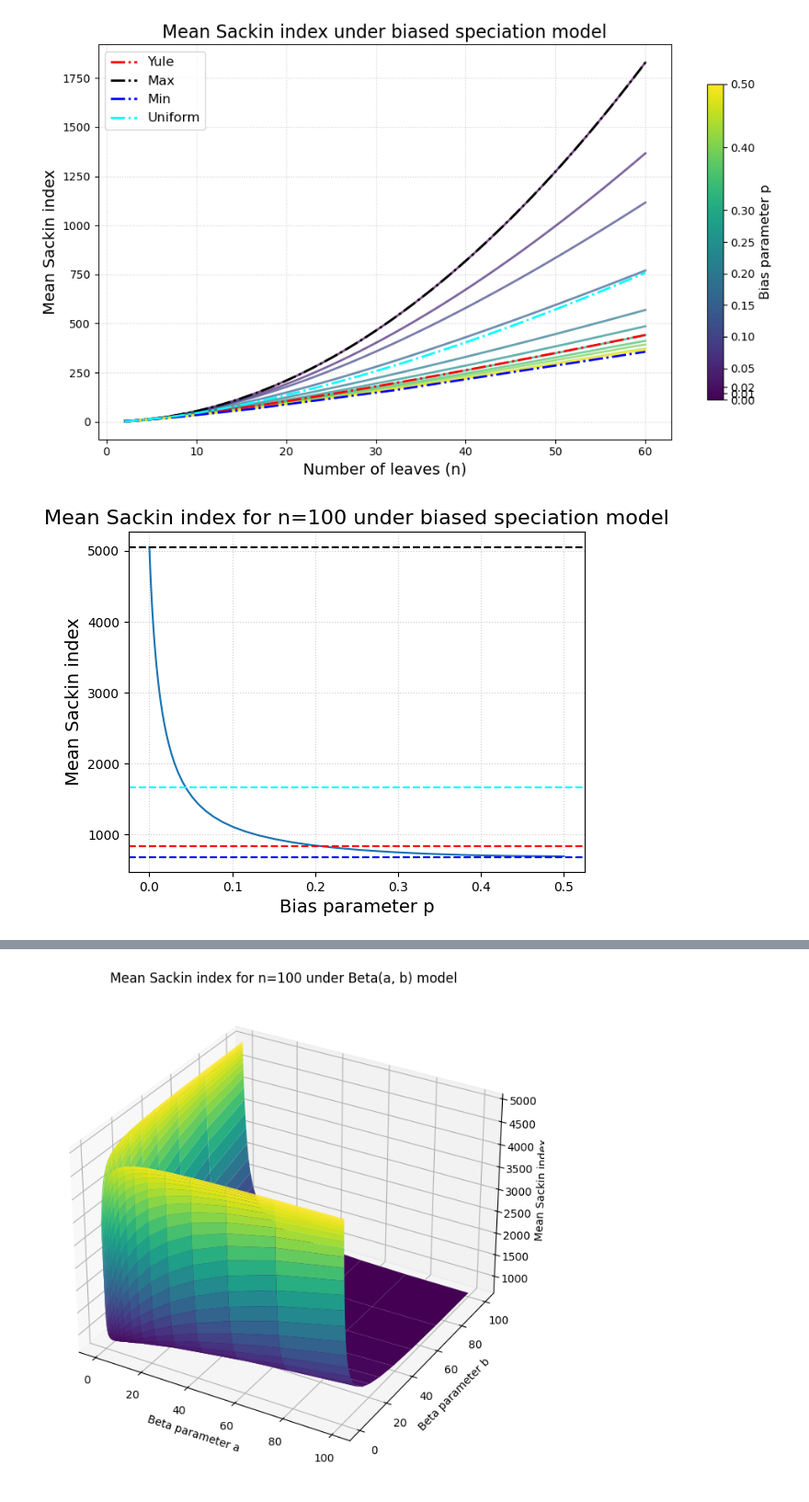
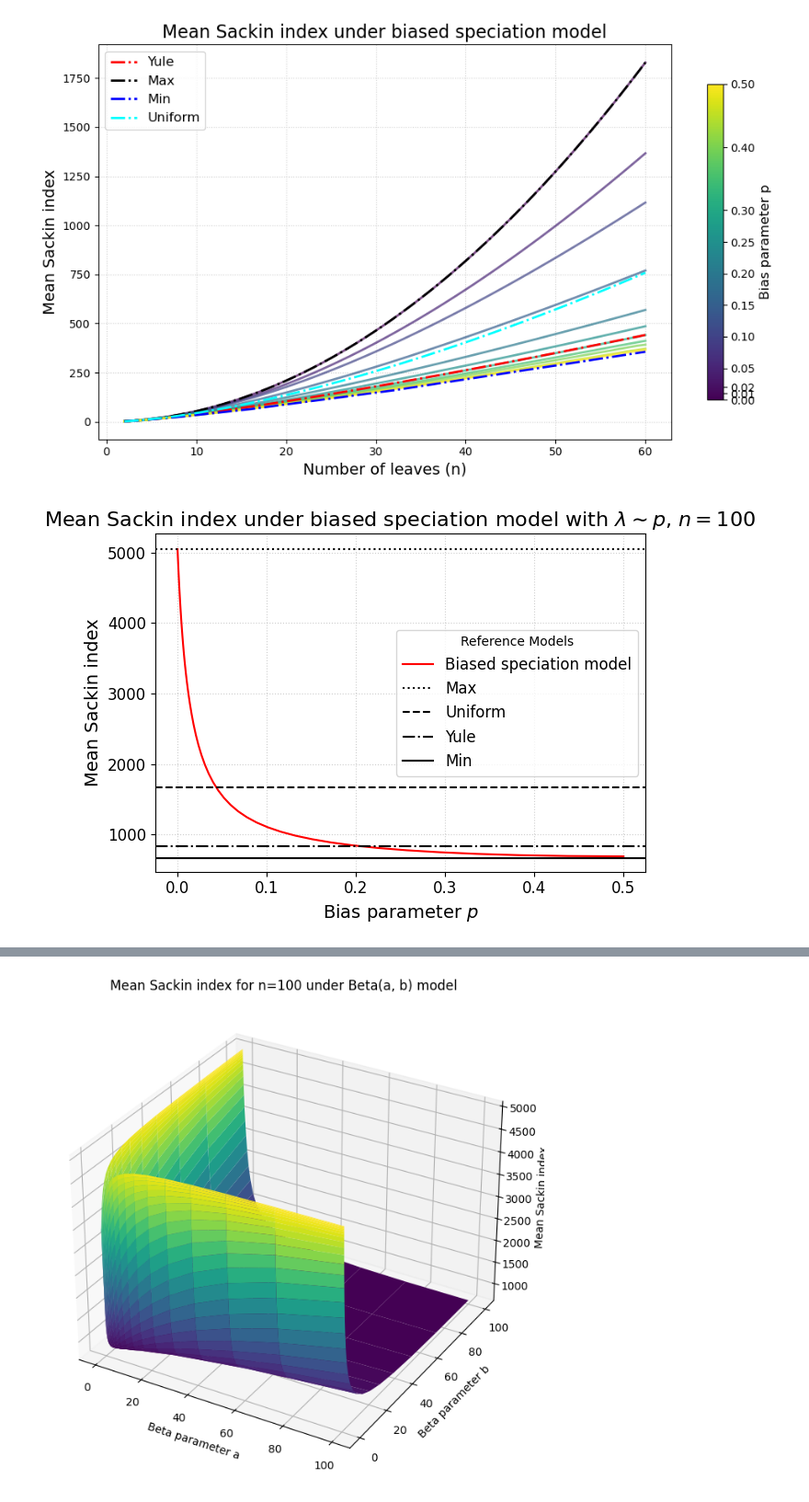
Before and after one commit to dbauman18/biased_speciation_calculation, a Jupyter notebook: biased_speciation.ipynb, the cells around one changed output, grey strips where cells are left out. Shown at 92% size. Drawn from its saved outputs; the diff is of its cells as text; code cells hidden in the pictures.

```diff
--- a/biased_speciation.ipynb
+++ b/biased_speciation.ipynb
@@ -168,9 +74,0 @@ def sackin_mean_beta_stable(n, a, b, digits = 100):
-# %%
-# Verify that two ways of computing the mean give the same result (up to round-off error)
-
-n = 40
-p = 0.3
-
-print("Sum method, p =", p, ": ", sackin_mean_sum(n, constant_p_ej(n, p)))
-print("FD method, p =", p, ": ", sackin_mean_fd(n, constant_p_ej(n, p)))
-print("High-precision FD method, p =", p, ": ", sackin_mean_const_p_stable(n, p, digits=n / 2))
@@ -181,9 +74,0 @@ High-precision FD method, p = 0.3 :  238.23119063752954129
-# %%
-# Detects when the high-precision computation stabilizes
-n = 2000
-p = 0.5
-
-d = range(10, n, n//10)
-
-for digits in d:
-    print(digits, " digits: ", sackin_mean_const_p_stable(n, p, digits=digits))
@@ -335,7 +226,7 @@ N = np.arange(2, 61)
 colors = cm.viridis(np.linspace(0, 1, len(p)))
 
 for prob, color in zip(p, colors):
-    means = [sackin_constant_p(n, prob) for n in N]
+    means = [sackin_mean_const_p(n, prob) for n in N]
     plt.plot(N, means, color=color, alpha=0.7, lw=2)
 
 # Add reference models
@@ -372,20 +263,25 @@ plt.show()
 # %%
 # Fix n, find mean for a range of p
 p = np.logspace(-20, -1, 100, base=2)
 
 n = 100
-plt.plot(p, [sackin_mean_const_p(n, prob) for prob in p])
+plt.plot(p, [sackin_mean_const_p(n, prob) for prob in p], color = 'red', label='Biased speciation model')
 
 # Add horizontal lines for reference models
-plt.axhline(sackin_yule(n), color='red', linestyle='--', label="Yule")
-plt.axhline(sackin_uniform(n), color='aqua', linestyle='--', label="Uniform")
-plt.axhline(max_sackin(n), color='black', linestyle='--', label="Max")
-plt.axhline(min_sackin(n), color='blue', linestyle='--', label  ="Min")
+plt.axhline(max_sackin(n), color='black', linestyle=':', label="Max")
+plt.axhline(sackin_uniform(n), color='black', linestyle='--', label="Uniform")
+plt.axhline(sackin_yule(n), color='black', linestyle='-.', label="Yule")
+plt.axhline(min_sackin(n), color='black', linestyle='-', label="Min")
 
-plt.xlabel("Bias parameter p", fontsize=14)
+plt.xlabel("Bias parameter $p$", fontsize=14)
 plt.ylabel("Mean Sackin index", fontsize=14)
-plt.title(f"Mean Sackin index for n={n} under biased speciation model", fontsize=16)
+plt.xticks(fontsize=12)
+plt.yticks(fontsize=12)
+plt.title(f"Mean Sackin index under biased speciation model with $\lambda \sim p$, $n={n}$ ", fontsize=16)
 plt.grid(True, linestyle=":", alpha=0.6)
+plt.legend(title="Reference Models", fontsize=12)
+
+plt.tight_layout()
 plt.show()
 # %% [output]
-[figure, old version]
+[figure, new version]
```
Also changed, not shown: parts of 15 cells of this notebook, 4 other files.
